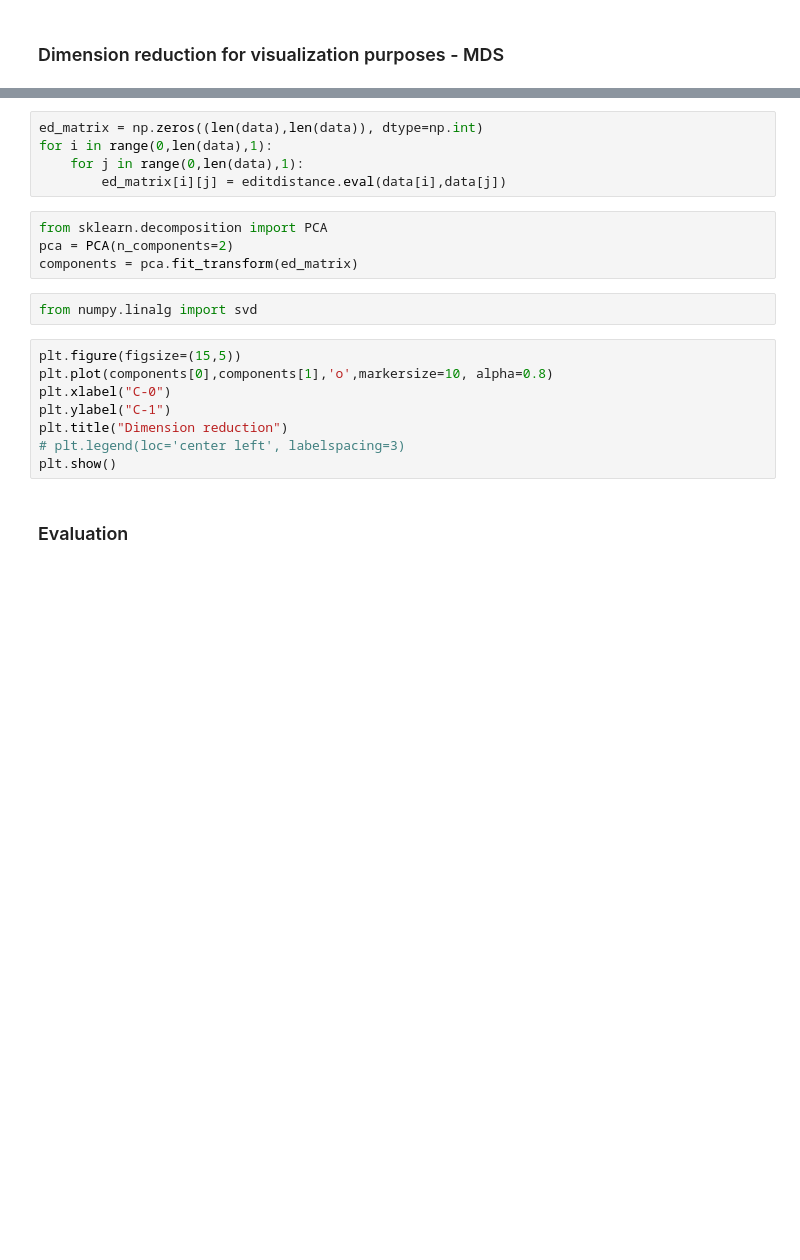
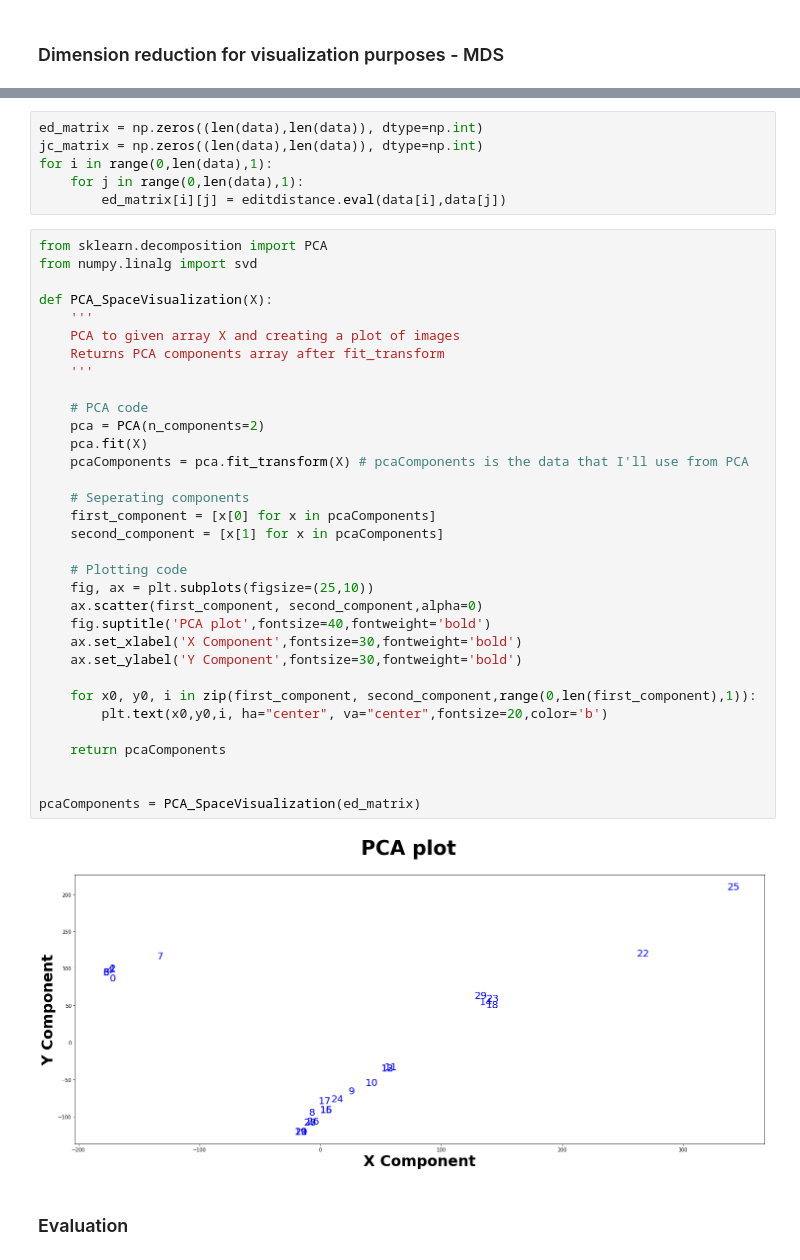
Before and after one commit to Nikoletos-K/WinnER, a Jupyter notebook: ToyDatasetJupyter.ipynb, the cells around one changed output, grey strips where cells are left out. Saved outputs shown, nothing was run; the diff lists cells and outputs as text; blank space fills up the shorter version.

```diff
--- a/ToyDatasetJupyter.ipynb
+++ b/ToyDatasetJupyter.ipynb
@@ -869,22 +877,44 @@ plt.show()
 # %%
 ed_matrix = np.zeros((len(data),len(data)), dtype=np.int)
+jc_matrix = np.zeros((len(data),len(data)), dtype=np.int)
 for i in range(0,len(data),1):
     for j in range(0,len(data),1):
         ed_matrix[i][j] = editdistance.eval(data[i],data[j])
-# %%
-from sklearn.decomposition import PCA
-pca = PCA(n_components=2)
-components = pca.fit_transform(ed_matrix)
-# %%
-from numpy.linalg import svd
-# %%
-plt.figure(figsize=(15,5))
-plt.plot(components[0],components[1],'o',markersize=10, alpha=0.8)
-plt.xlabel("C-0")
-plt.ylabel("C-1")
-plt.title("Dimension reduction")
-# plt.legend(loc='center left', labelspacing=3)
-plt.show()
+# %%
+from sklearn.decomposition import PCA
+from numpy.linalg import svd
+
+def PCA_SpaceVisualization(X):
+    '''
+    PCA to given array X and creating a plot of images
+    Returns PCA components array after fit_transform
+    '''
+
+    # PCA code
+    pca = PCA(n_components=2)
+    pca.fit(X)
+    pcaComponents = pca.fit_transform(X) # pcaComponents is the data that I'll use from PCA
+
+    # Seperating components
+    first_component = [x[0] for x in pcaComponents]
+    second_component = [x[1] for x in pcaComponents]
+
+    # Plotting code
+    fig, ax = plt.subplots(figsize=(25,10))
+    ax.scatter(first_component, second_component,alpha=0)
+    fig.suptitle('PCA plot',fontsize=40,fontweight='bold')
+    ax.set_xlabel('X Component',fontsize=30,fontweight='bold')
+    ax.set_ylabel('Y Component',fontsize=30,fontweight='bold')
+
+    for x0, y0, i in zip(first_component, second_component,range(0,len(first_component),1)):
+        plt.text(x0,y0,i, ha="center", va="center",fontsize=20,color='b')
+
+    return pcaComponents
+
+
+pcaComponents = PCA_SpaceVisualization(ed_matrix)
+# %% [output]
+[figure, added]
 # %% [markdown]
 ### Evaluation
 # %%
```
Also changed, not shown: parts of 2 cells of this notebook.
